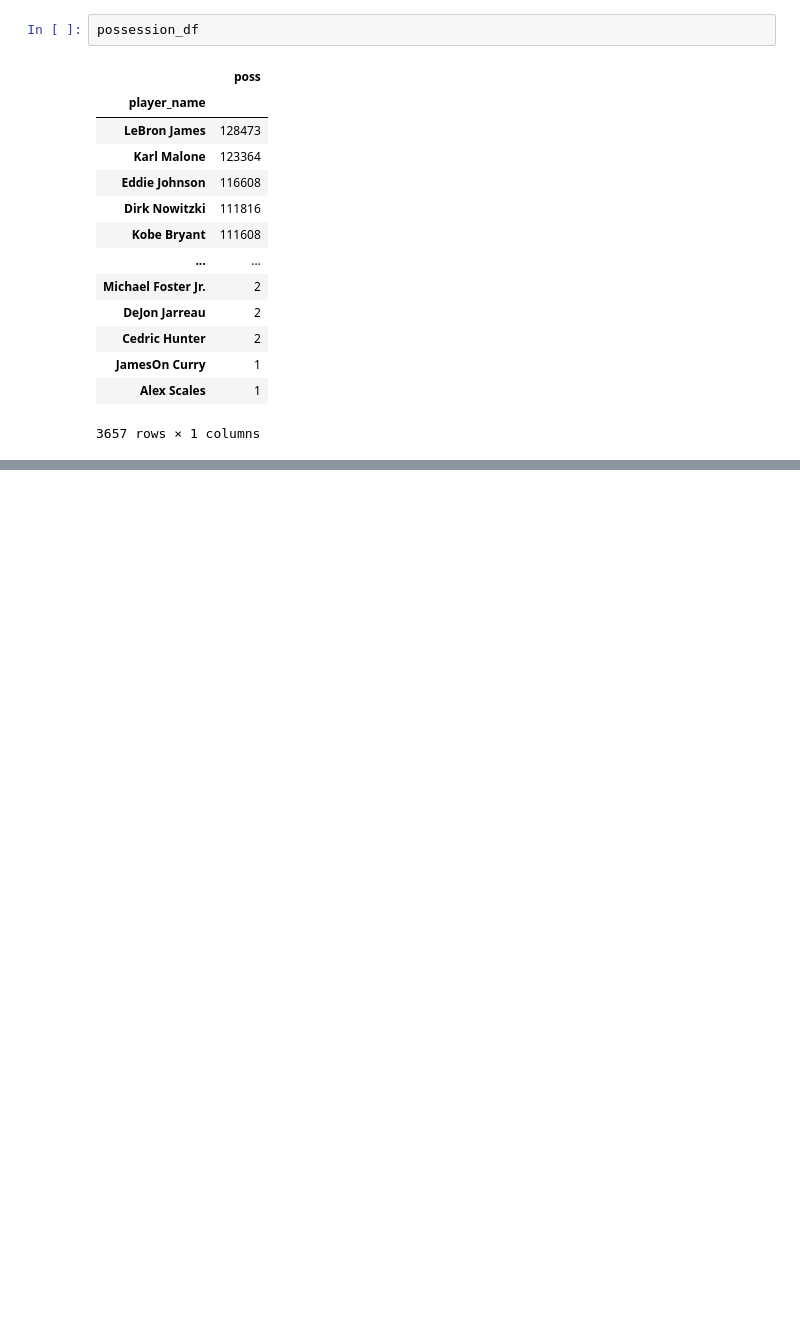
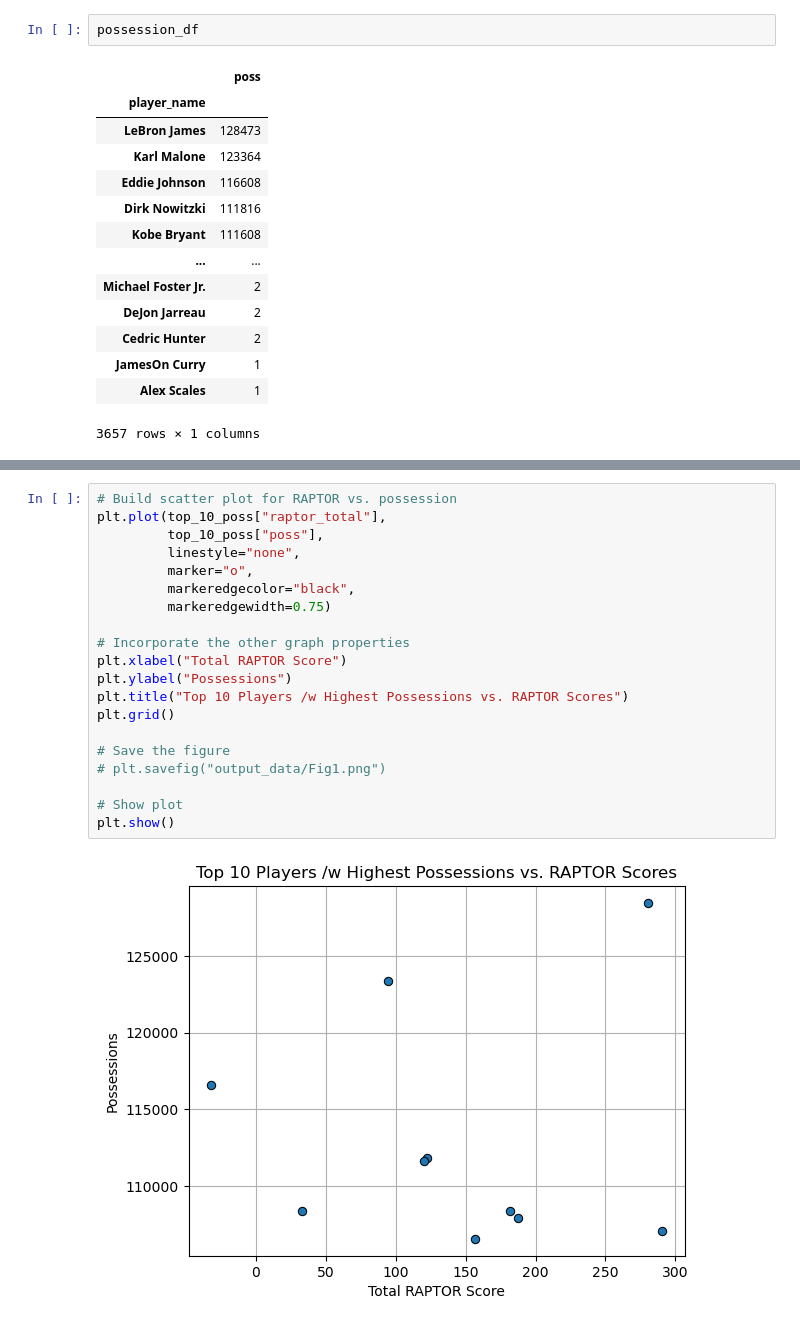
Before and after one commit to UzmaSayyeda/Project01, a Jupyter notebook: Merged Datasets.ipynb, the cells around one changed output, grey strips where cells are left out. Drawn from its saved outputs; the diff is of its cells as text; blank space fills up the shorter version.

```diff
--- a/Merged Datasets.ipynb
+++ b/Merged Datasets.ipynb
@@ -171,0 +271,22 @@ plt.show()
+# %%
+# Build scatter plot for RAPTOR vs. possession
+plt.plot(top_10_poss["raptor_total"],
+         top_10_poss["poss"],
+         linestyle="none",
+         marker="o",
+         markeredgecolor="black",
+         markeredgewidth=0.75)
+
+# Incorporate the other graph properties
+plt.xlabel("Total RAPTOR Score")
+plt.ylabel("Possessions")
+plt.title("Top 10 Players /w Highest Possessions vs. RAPTOR Scores")
+plt.grid()
+
+# Save the figure
+# plt.savefig("output_data/Fig1.png")
+
+# Show plot
+plt.show()
+# %% [output]
+[figure, added]
```
Also changed, not shown: parts of 18 cells of this notebook, 3 other files.
